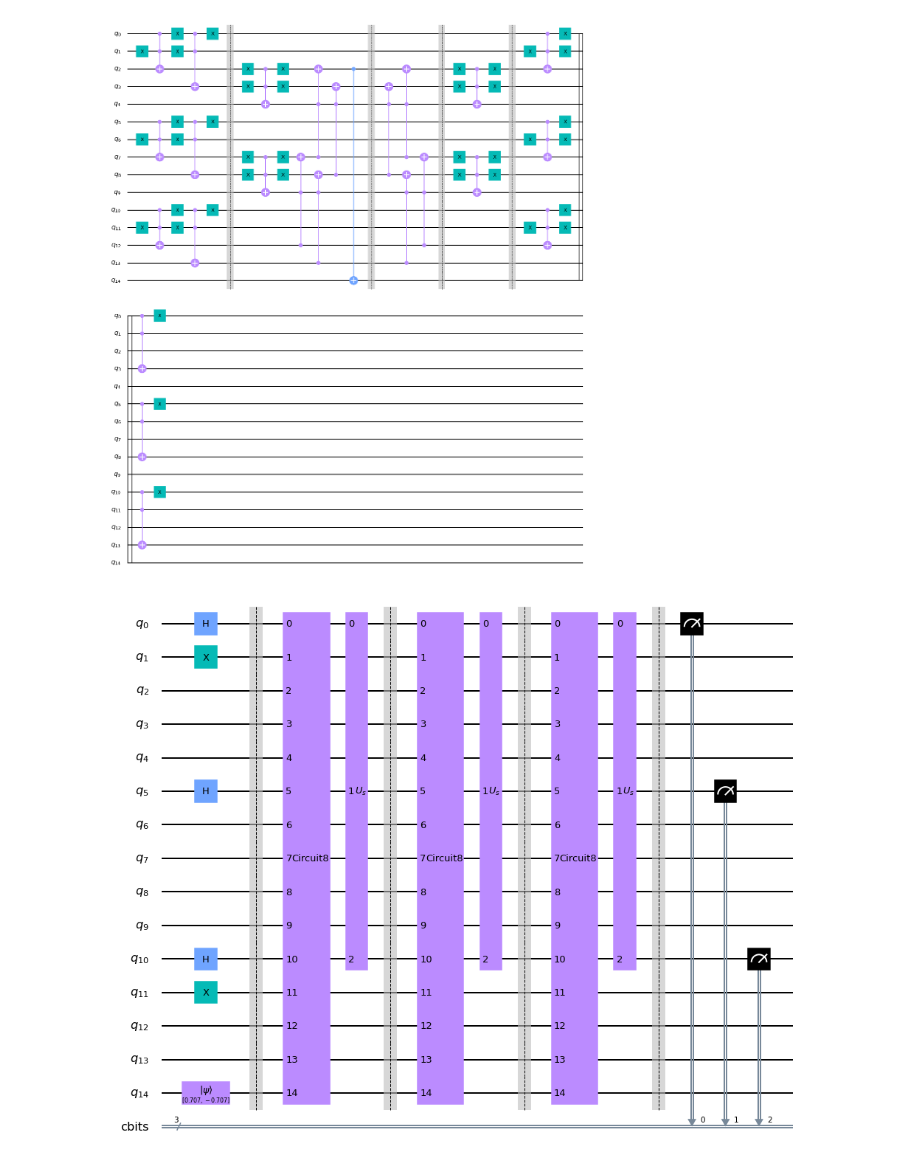
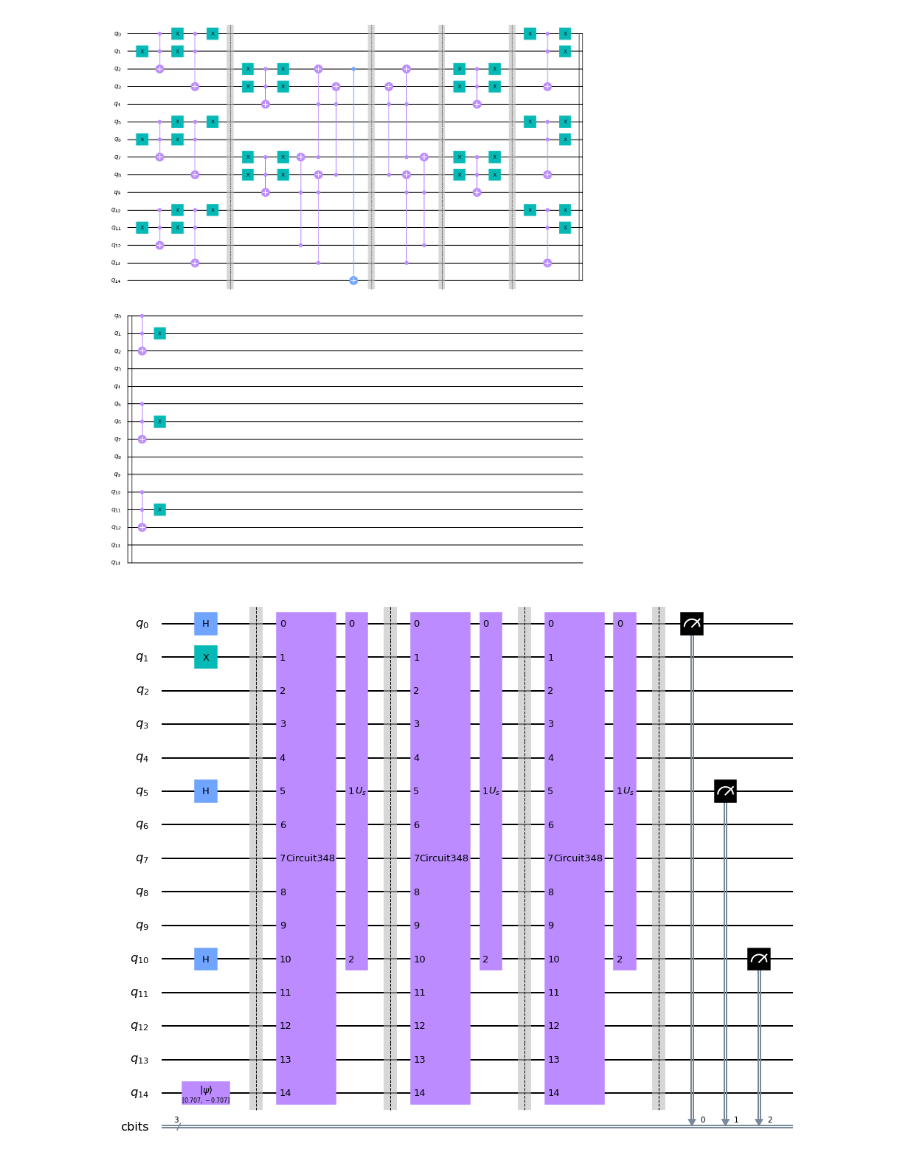
Before and after one commit to ix-stefstet/qaif, a Jupyter notebook: src/jupyter/Reversible compare oracle.ipynb, the cells around one changed output. Drawn from its saved outputs; the diff is of its cells as text; code cells hidden in the pictures.

```diff
--- a/src/jupyter/Reversible compare oracle.ipynb
+++ b/src/jupyter/Reversible compare oracle.ipynb
@@ -84,16 +84,16 @@ def oracle():
     qc.barrier()
 
     for i in range(3) :
+        qc.x(5 * i + 0)
+
+        qc.ccx(5 * i + 0, 5 * i + 1, 5 * i + 3)
+
         qc.x(5 * i + 1)
+        qc.x(5 * i + 0)
 
         qc.ccx(5 * i + 0, 5 * i + 1, 5 * i + 2)
 
-        qc.x(5 * i + 0)
         qc.x(5 * i + 1)
-
-        qc.ccx(5 * i + 0, 5 * i + 1, 5 * i + 3)
-
-        qc.x(5 * i + 0)
     return qc
 
 cbits = ClassicalRegister(3, name='cbits')
@@ -103,42 +103,37 @@ grover.add_register(cbits)
 oraculus = oracle()
 oraculus.draw()
 # %% [output]
-[figure, old version]
+[figure, new version]
 # %%
-threshold = "101"
+threshold = "100"
 
 if threshold[0] == "1":
     grover.x(1)
 if threshold[1] == "1":
     grover.x(6)
 if threshold[2] == "1":
     grover.x(11)
 
 grover.initialize([1, -1]/np.sqrt(2), 14)
 grover.h([0,5,10])
-
+#grover.x(0)
+#grover.x(5)
+#grover.x(10)
 grover.barrier()
 
-grover.append(oraculus, [0,1,2,3,4,5,6,7,8,9,10,11,12,13,14])
-grover.append(diffuser(3), [0,5,10])
+iteration = 3
+for i in range(iteration) :
+    grover.append(oraculus, [0,1,2,3,4,5,6,7,8,9,10,11,12,13,14])
+    grover.append(diffuser(3), [0,5,10])
+    grover.barrier()
 
-grover.barrier()
-
-grover.append(oraculus, [0,1,2,3,4,5,6,7,8,9,10,11,12,13,14])
-grover.append(diffuser(3), [0,5,10])
-
-grover.barrier()
-
-grover.append(oraculus, [0,1,2,3,4,5,6,7,8,9,10,11,12,13,14])
-grover.append(diffuser(3), [0,5,10])
-
-grover.barrier()
 
 grover.measure([0,5,10], cbits)
 
+
 grover.draw()
 # %% [output]
-[figure, old version]
+[figure, new version]
 # %%
 qasm_simulator = Aer.get_backend('qasm_simulator')
 shots = 1024
```
Also changed, not shown: parts of 1 cell of this notebook, 1 other file.
